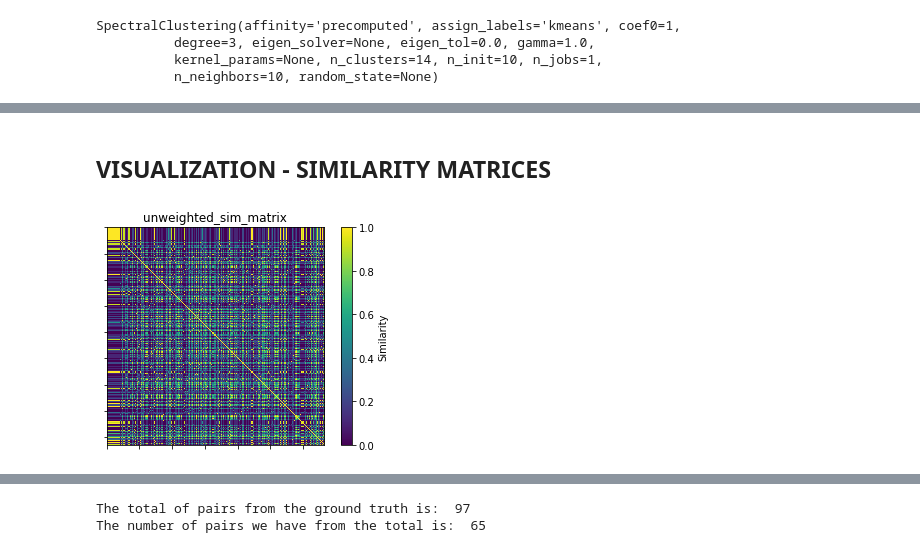
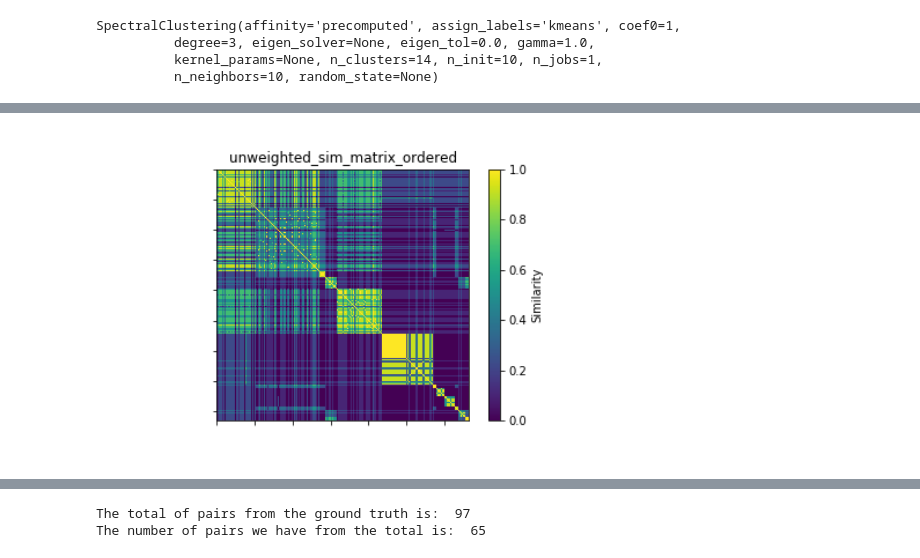
Before and after one commit to albertoOA/Medical-Entities-Similarity-Measurements, a Jupyter notebook: implementation/notebooks/graph.ipynb, the cells around one changed output, grey strips where cells are left out. Drawn from its saved outputs; the diff is of its cells as text; code cells hidden in the pictures.

```diff
--- a/implementation/notebooks/graph.ipynb
+++ b/implementation/notebooks/graph.ipynb
@@ -321,10 +302,12 @@ for cluster, drugbank_ids in clusters_dbid_uw.items():
 path_images = './../plots/evaluation/clustering/graph/'
 
 for i in range (0, len(clusters_ATC_distribution)):
-    if not(os.path.exists('./../plots/evaluation/clustering/graph/unweighted_graph_cluster_'+str(i)+'.png')):
+    if not(os.path.exists('./../plots/evaluation/clustering/graph/unweighted_graph_cluster_'+str(i)+'.png'))\
+          or save_histograms:
         save_histogram(clusters_ATC_distribution[i], path_images, \
                            'unweighted_graph_cluster_'+str(i))
     else:
-        img = Image(filename = path_images + 'unweighted_graph_cluster_'+str(i)+'.png', width=500, height=500)
-        display(img)
+        if display_plots:
+            img = Image(filename = path_images + 'unweighted_graph_cluster_'+str(i)+'.png', width=500, height=500)
+            display(img)
 # %% [output]
@@ -364,10 +339,12 @@ for cluster, drugbank_ids in clusters_dbid_w.items():
 path_images = './../plots/evaluation/clustering/graph/'
 
 for i in range (0, len(clusters_ATC_distribution)):
-    if not(os.path.exists('./../plots/evaluation/clustering/graph/weighted_graph_cluster_'+str(i)+'.png')):
+    if not(os.path.exists('./../plots/evaluation/clustering/graph/weighted_graph_cluster_'+str(i)+'.png'))\
+    or save_histograms:
         save_histogram(clusters_ATC_distribution[i], path_images, \
                            'weighted_graph_cluster_'+str(i))
     else:
-        img = Image(filename = path_images + 'weighted_graph_cluster_'+str(i)+'.png', width=500, height=500)
-        display(img)
+        if display_plots:
+            img = Image(filename = path_images + 'weighted_graph_cluster_'+str(i)+'.png', width=500, height=500)
+            display(img)
 # %% [output]
@@ -388,21 +365,28 @@ for i in range (0, len(clusters_ATC_distribution)):
-# %% [markdown]
-## VISUALIZATION - SIMILARITY MATRICES
 # %%
-# Visual evaluation of Similarity
+# Order the similarity matrices according to clusters
 path_images = './../plots/graph/'
 
-if not(os.path.exists('./../plots/graph/unweighted_sim_matrix.png')):
-    save_similarity_matrix(numpy.array(unweighted_sim_matrix), path_images, \
-                       'unweighted_sim_matrix')
+clusters_idx_ordered = list()
+for i in range(nclust):
+    clusters_idx_ordered += clusters_idx_uw[i]
+
+if not(os.path.exists('./../plots/graph/unweighted_sim_matrix_ordered.png')):
+    save_similarity_matrix_ordered(numpy.array(unweighted_sim_matrix), clusters_idx_ordered, \
+                                   path_images, 'unweighted_sim_matrix_ordered')
 else:
-    img = Image(filename = path_images + "unweighted_sim_matrix.png", width=500, height=500)
-    display(img)
+    if display_plots:
+        img = Image(filename = path_images + "unweighted_sim_matrix_ordered.png", width=500, height=500)
+        display(img)
 
-if not(os.path.exists('./../plots/graph/weighted_sim_matrix.png')):
-    save_similarity_matrix(numpy.array(weighted_sim_matrix), path_images, \
-                       'weighted_sim_matrix')
+clusters_idx_ordered = list()
+for i in range(nclust):
+    clusters_idx_ordered += clusters_idx_w[i]
+if not(os.path.exists('./../plots/graph/weighted_sim_matrix_ordered.png')):
+    save_similarity_matrix_ordered(numpy.array(weighted_sim_matrix), clusters_idx_ordered, \
+                                   path_images, 'weighted_sim_matrix_ordered')
 else:
-    img = Image(filename = path_images + "weighted_sim_matrix.png", width=500, height=500)
-    display(img)
+    if display_plots:
+        img = Image(filename = path_images + "weighted_sim_matrix_ordered.png", width=500, height=500)
+        display(img)
 # %% [output]
-[figure, old version]
+[figure, new version]
```
Also changed, not shown: parts of 27 cells of this notebook, 7 other files.
